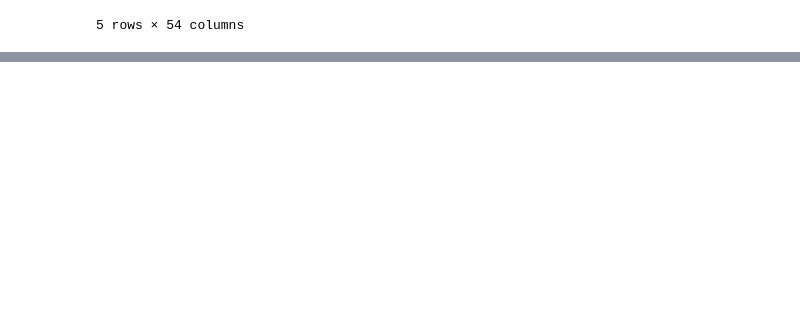
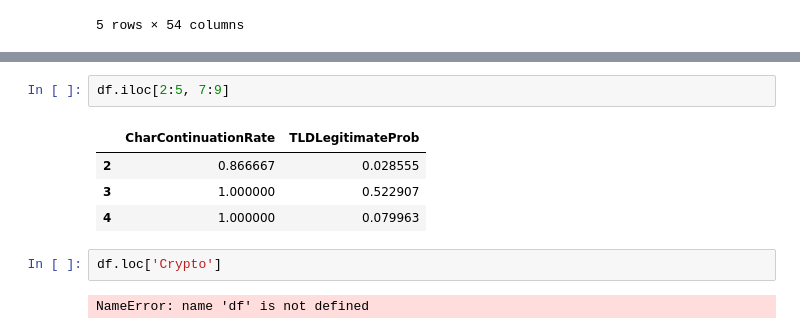
Before and after one commit to SocTrep/Practice, a Jupyter notebook: DS_Basics.ipynb, the cells around one changed output, grey strips where cells are left out. Drawn from its saved outputs; the diff is of its cells as text; blank space fills up the shorter version.

```diff
--- a/DS_Basics.ipynb
+++ b/DS_Basics.ipynb
@@ -95,0 +104,11 @@ array([nan,  1.,  0.])
+# %%
+df.iloc[2:5, 7:9]
+# %% [output]
+|  | CharContinuationRate | TLDLegitimateProb |
+| 2 | 0.866667 | 0.028555 |
+| 3 | 1.000000 | 0.522907 |
+| 4 | 1.000000 | 0.079963 |
+# %%
+df.loc['Crypto']
+# %% [output]
+NameError: name 'df' is not defined
```
Also changed, not shown: parts of 10 cells of this notebook.
